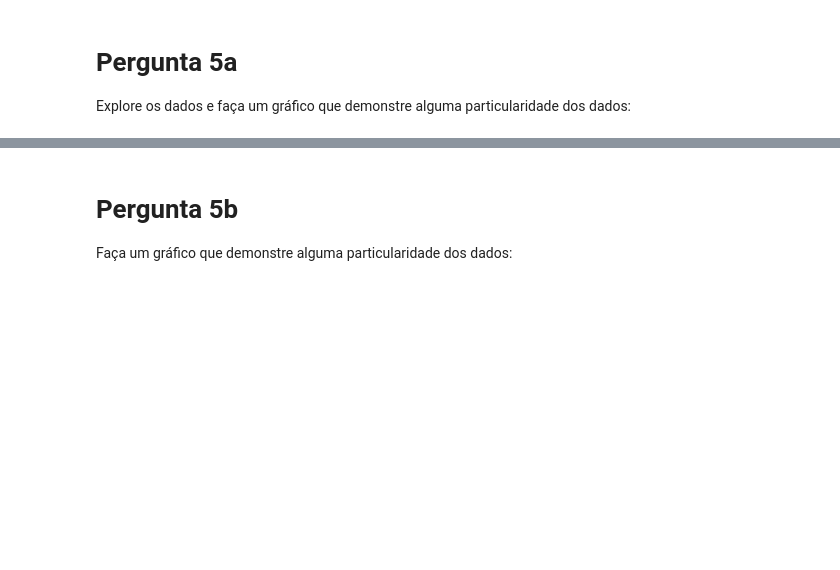
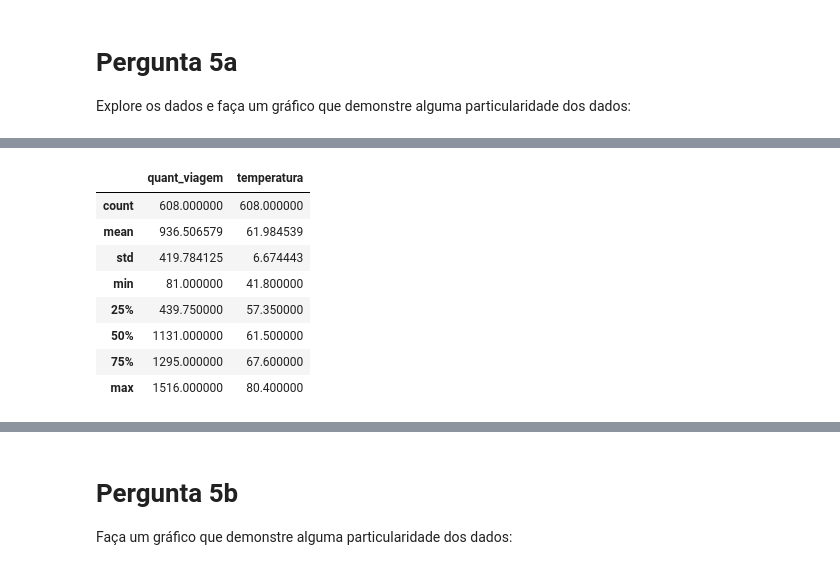
Before and after one commit to luisfcardoso/Udacity, a Jupyter notebook: Fundamentos de Data Science 1/Projeto/Analise_Bay_Area_Bike_Share-NDFDSI.ipynb, the cells around one changed output, grey strips where cells are left out. Saved outputs shown, nothing was run; the diff lists cells and outputs as text; code cells hidden in the pictures; blank space fills up the shorter version.

```diff
--- a/Fundamentos de Data Science 1/Projeto/Analise_Bay_Area_Bike_Share-NDFDSI.ipynb
+++ b/Fundamentos de Data Science 1/Projeto/Analise_Bay_Area_Bike_Share-NDFDSI.ipynb
@@ -530,0 +569,13 @@ O que é interessante na visualização acima? Por que você a selecionou?
+# %%
+# Coletando algumas informações
+juncao.describe()
+# %% [output]
+|  | quant_viagem | temperatura |
+| count | 608.000000 | 608.000000 |
+| mean | 936.506579 | 61.984539 |
+| std | 419.784125 | 6.674443 |
+| min | 81.000000 | 41.800000 |
+| 25% | 439.750000 | 57.350000 |
+| 50% | 1131.000000 | 61.500000 |
+| 75% | 1295.000000 | 67.600000 |
+| max | 1516.000000 | 80.400000 |
```
Also changed, not shown: parts of 11 cells of this notebook.
